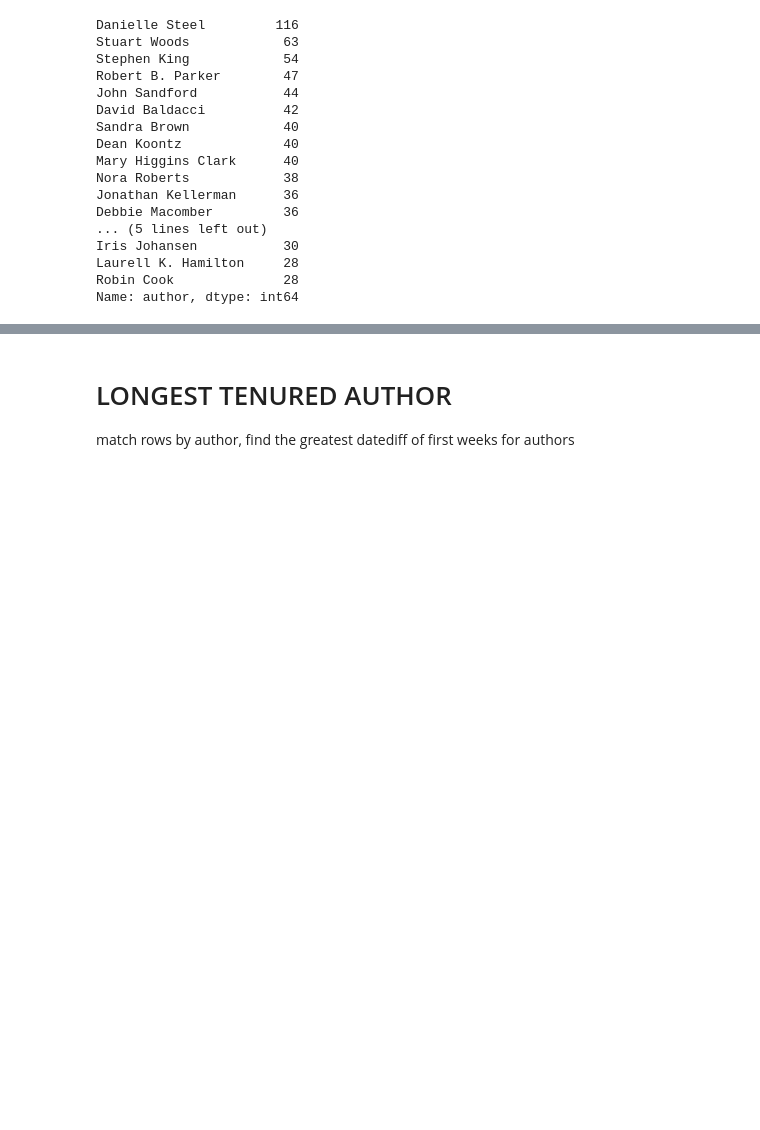
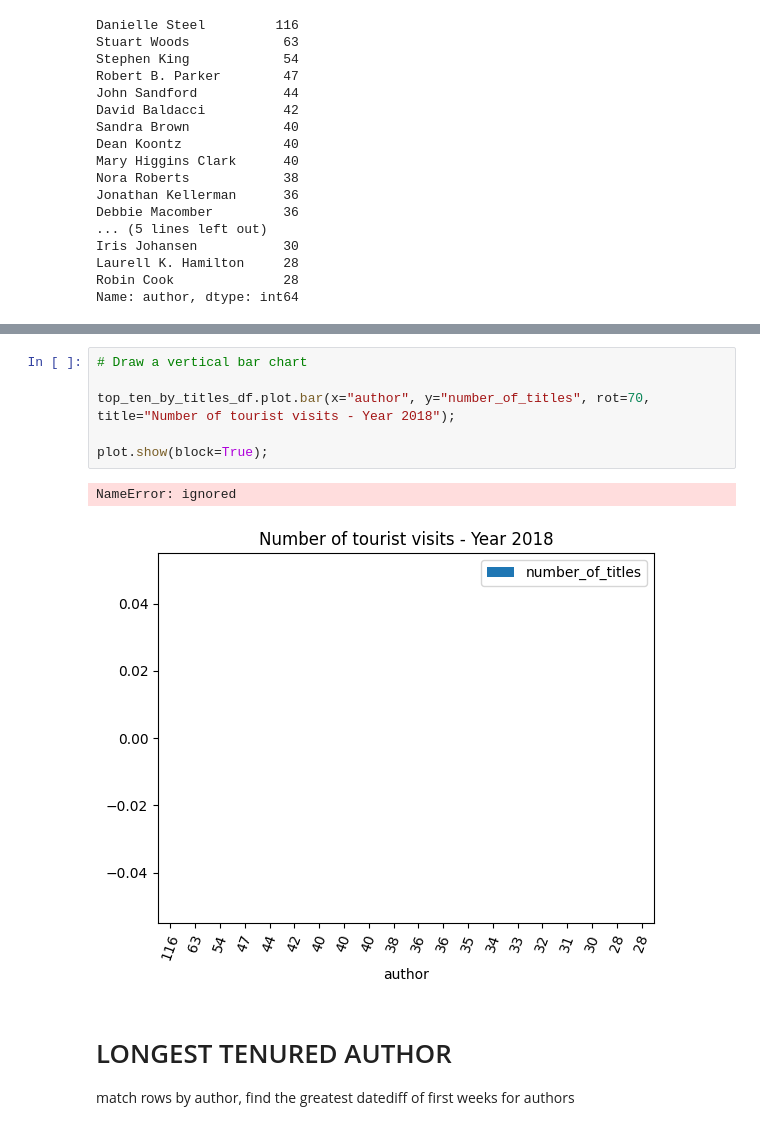
Before and after one commit to wcrowley342/bookanalysis, a Jupyter notebook: Book_Analysis.ipynb, the cells around one changed output, grey strips where cells are left out. Saved outputs shown, nothing was run; the diff lists cells and outputs as text; blank space fills up the shorter version.

```diff
--- a/Book_Analysis.ipynb
+++ b/Book_Analysis.ipynb
@@ -131,3 +214,12 @@ Name: title, dtype: int64
+# %%
+# Draw a vertical bar chart
+
+top_ten_by_titles_df.plot.bar(x="author", y="number_of_titles", rot=70, title="Number of tourist visits - Year 2018");
+
+plot.show(block=True);
+# %% [output]
+NameError: ignored
+[figure, added]
 # %% [markdown]
 # LONGEST TENURED AUTHOR
 
```
Also changed, not shown: parts of 9 cells of this notebook.
